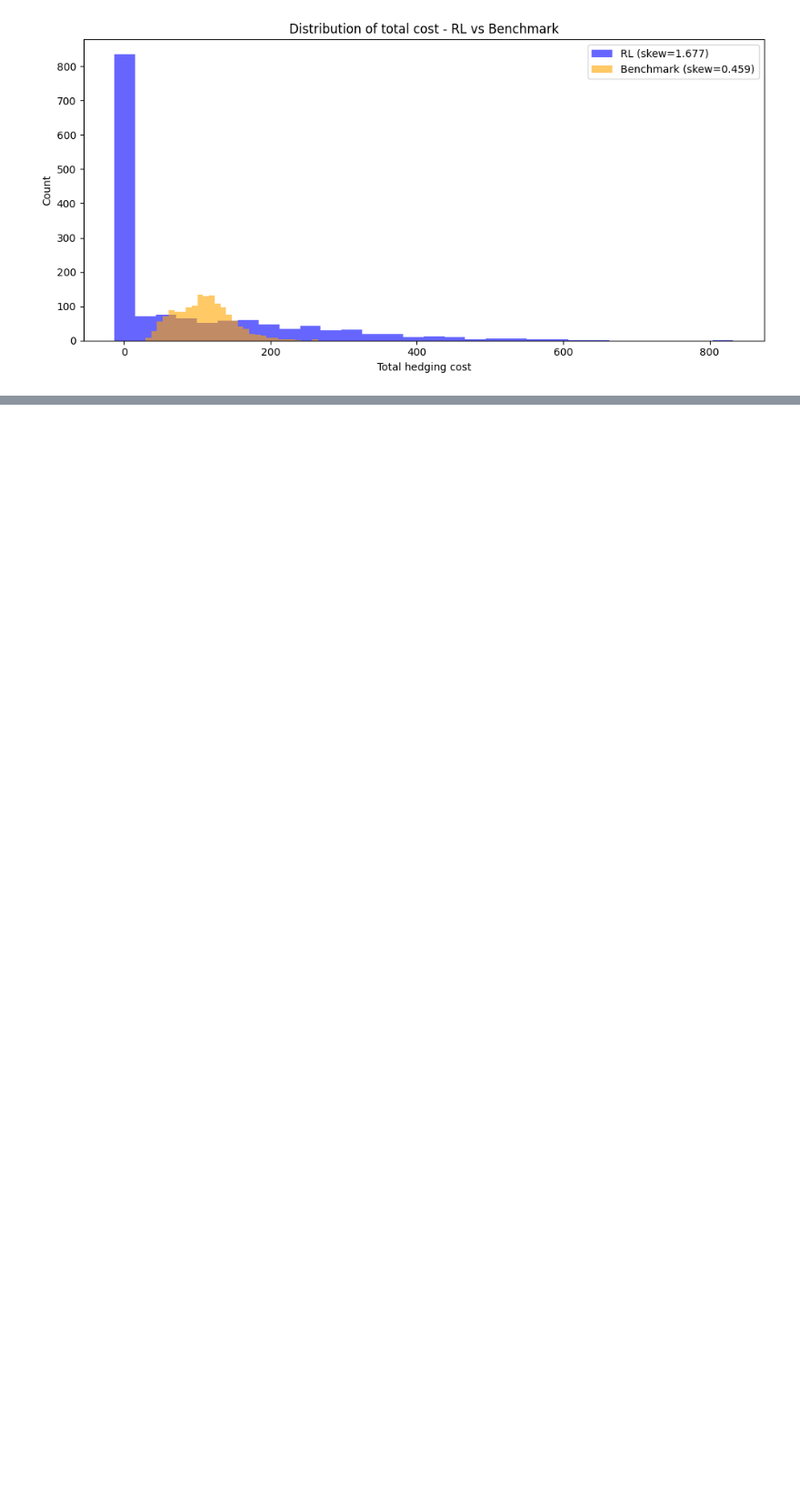
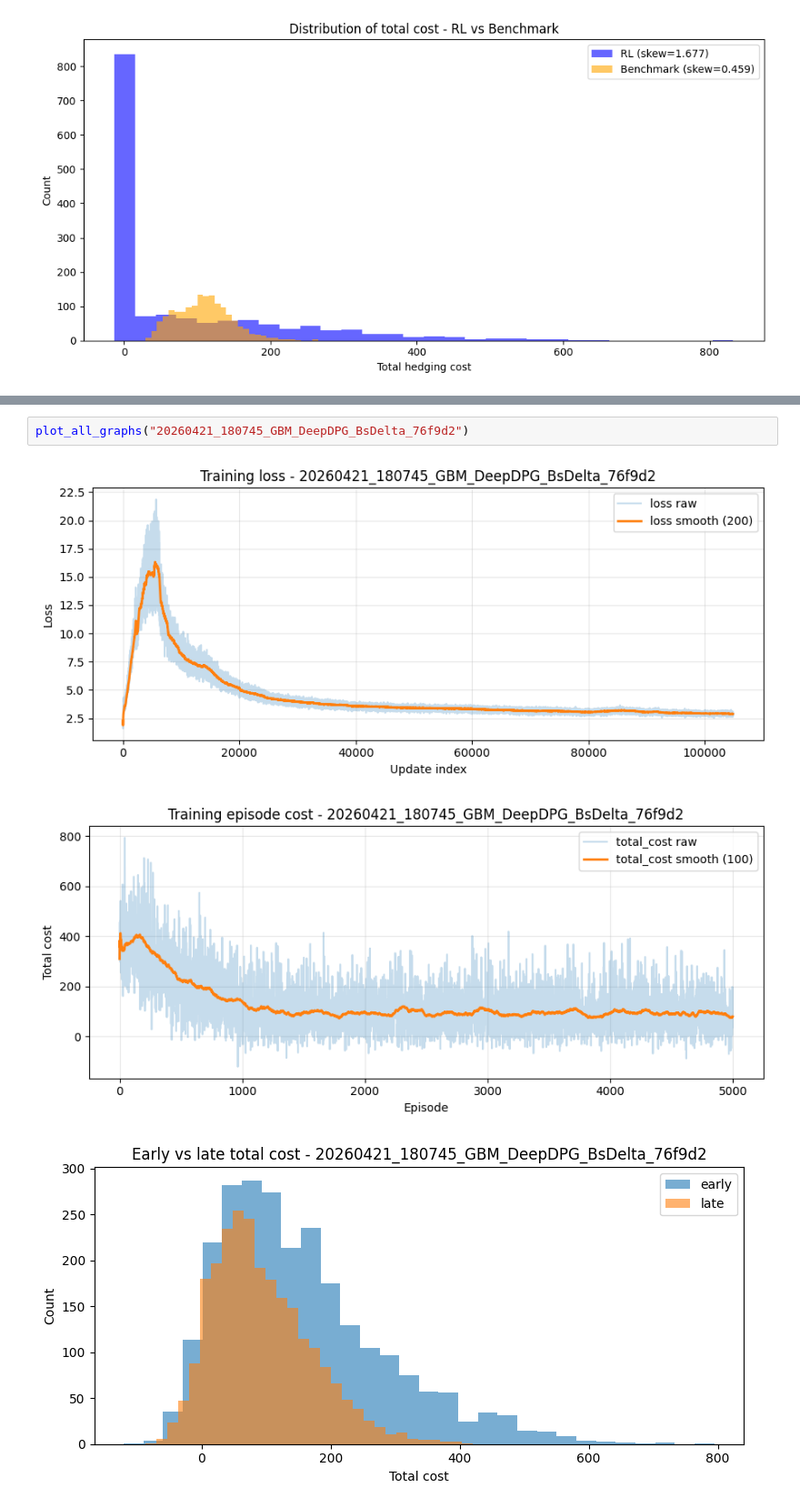
Before and after one commit to thibault-charbonnier/deep-hedging, a Jupyter notebook: notebooks/plot.ipynb, the cells around one changed output, grey strips where cells are left out. Shown at 91% size. Cells and saved outputs as stored; diff of their text form; blank space fills up the shorter version.

```diff
--- a/notebooks/plot.ipynb
+++ b/notebooks/plot.ipynb
@@ -57,0 +104,6 @@ Skewness Analysis:
+# %%
+plot_all_graphs("20260421_180745_GBM_DeepDPG_BsDelta_76f9d2")
+# %% [output]
+[figure, added]
+[figure, added]
+[figure, added]
```
Also changed, not shown: parts of 3 cells of this notebook, 10 other files.
